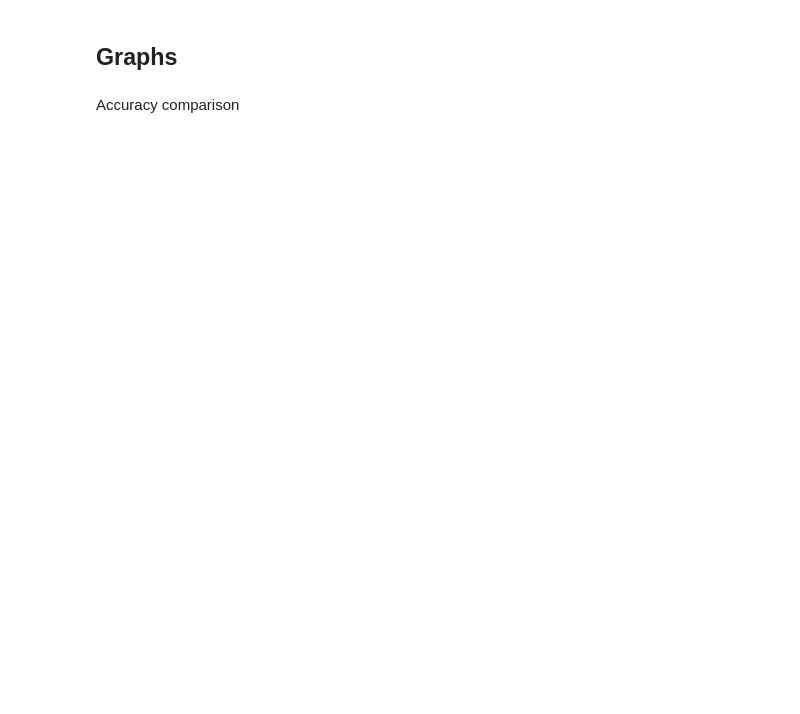
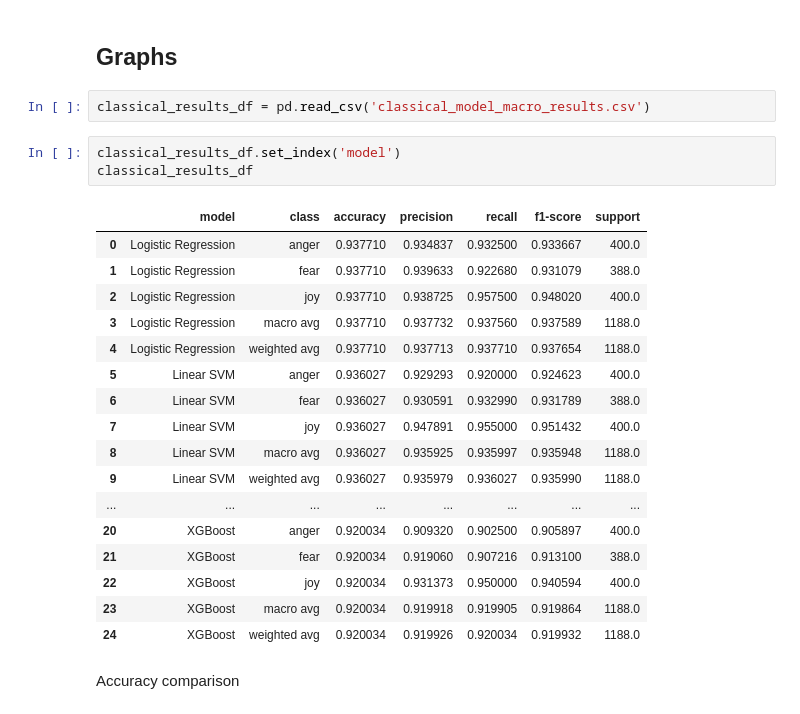
Before and after one commit to ozense1/emotion_classify, a Jupyter notebook: 1_classical_model.ipynb, the cells around one changed output. Saved outputs shown, nothing was run; the diff lists cells and outputs as text; blank space fills up the shorter version.

```diff
--- a/1_classical_model.ipynb
+++ b/1_classical_model.ipynb
@@ -83,5 +316,28 @@ results
 # %% [markdown]
 ## Graphs
+# %%
+classical_results_df = pd.read_csv('classical_model_macro_results.csv')
+# %%
+classical_results_df.set_index('model')
+classical_results_df
+# %% [output]
+|  | model | class | accuracy | precision | recall | f1-score | support |
+| 0 | Logistic Regression | anger | 0.937710 | 0.934837 | 0.932500 | 0.933667 | 400.0 |
+| 1 | Logistic Regression | fear | 0.937710 | 0.939633 | 0.922680 | 0.931079 | 388.0 |
+| 2 | Logistic Regression | joy | 0.937710 | 0.938725 | 0.957500 | 0.948020 | 400.0 |
+| 3 | Logistic Regression | macro avg | 0.937710 | 0.937732 | 0.937560 | 0.937589 | 1188.0 |
+| 4 | Logistic Regression | weighted avg | 0.937710 | 0.937713 | 0.937710 | 0.937654 | 1188.0 |
+| 5 | Linear SVM | anger | 0.936027 | 0.929293 | 0.920000 | 0.924623 | 400.0 |
+| 6 | Linear SVM | fear | 0.936027 | 0.930591 | 0.932990 | 0.931789 | 388.0 |
+| 7 | Linear SVM | joy | 0.936027 | 0.947891 | 0.955000 | 0.951432 | 400.0 |
+| 8 | Linear SVM | macro avg | 0.936027 | 0.935925 | 0.935997 | 0.935948 | 1188.0 |
+| 9 | Linear SVM | weighted avg | 0.936027 | 0.935979 | 0.936027 | 0.935990 | 1188.0 |
+| ... | ... | ... | ... | ... | ... | ... | ... |
+| 20 | XGBoost | anger | 0.920034 | 0.909320 | 0.902500 | 0.905897 | 400.0 |
+| 21 | XGBoost | fear | 0.920034 | 0.919060 | 0.907216 | 0.913100 | 388.0 |
+| 22 | XGBoost | joy | 0.920034 | 0.931373 | 0.950000 | 0.940594 | 400.0 |
+| 23 | XGBoost | macro avg | 0.920034 | 0.919918 | 0.919905 | 0.919864 | 1188.0 |
+| 24 | XGBoost | weighted avg | 0.920034 | 0.919926 | 0.920034 | 0.919932 | 1188.0 |
 # %% [markdown]
 Accuracy comparison
 # %%
```
Also changed, not shown: parts of 21 cells of this notebook.
